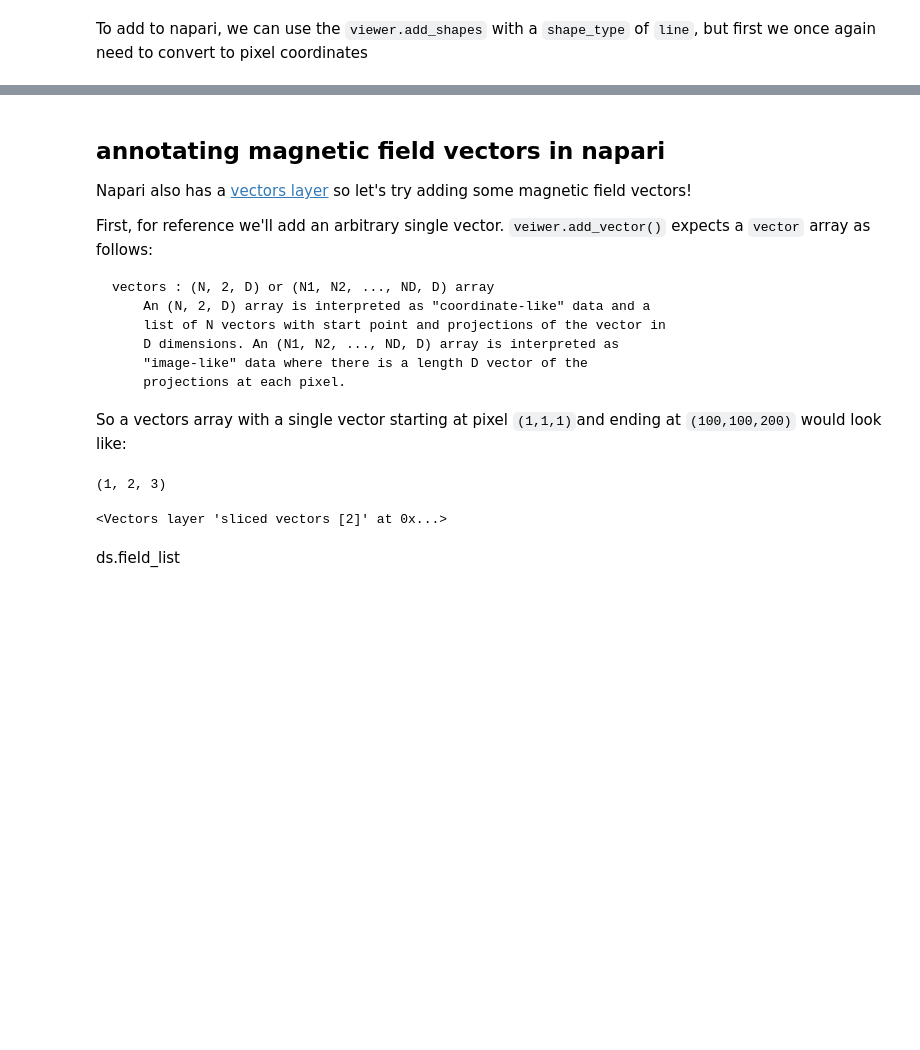
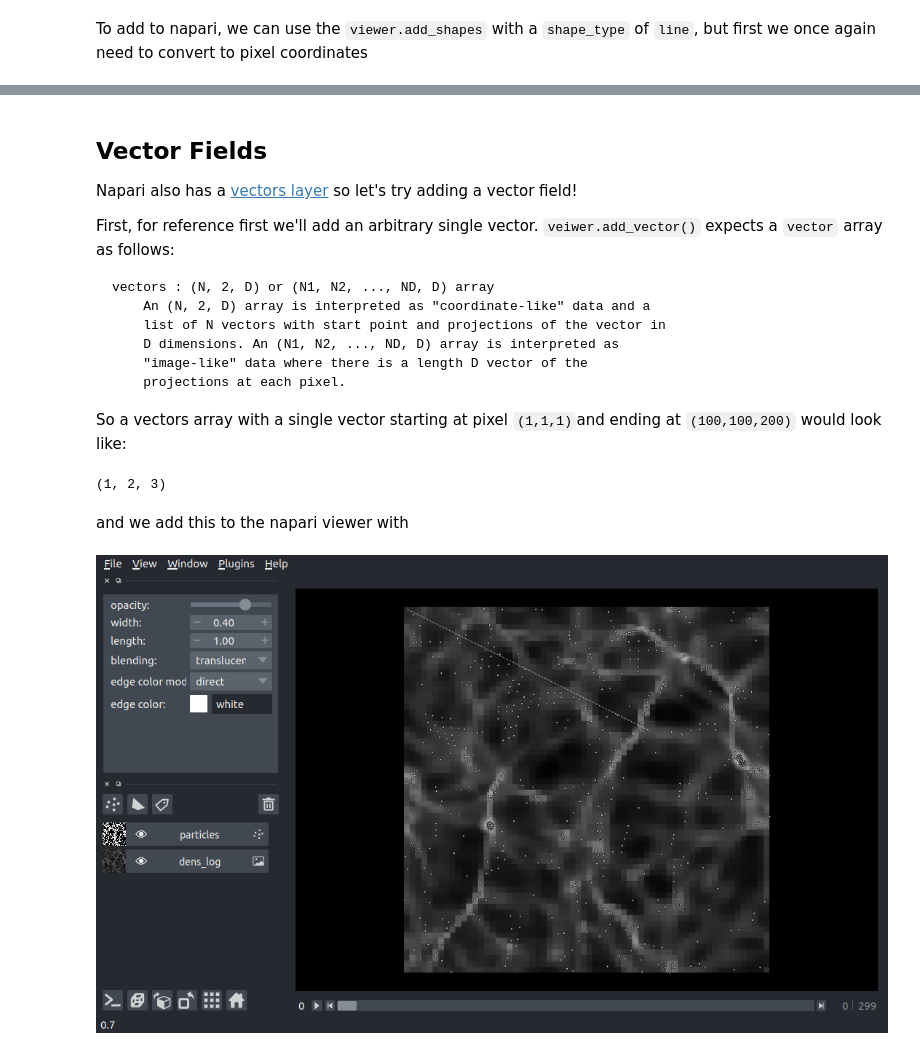
Before and after one commit to chrishavlin/yt_scratch, a Jupyter notebook: notebooks/yt_napari_part_2.ipynb, the cells around one changed output, grey strips where cells are left out. Saved outputs shown, nothing was run; the diff lists cells and outputs as text; code cells hidden in the pictures; blank space fills up the shorter version.

Commit message:
working on dask napari nb 2

````diff
--- a/notebooks/yt_napari_part_2.ipynb
+++ b/notebooks/yt_napari_part_2.ipynb
@@ -178,10 +186,10 @@ The streamlines won't be visible until we switch to a 3D view:
 <video controls src="resources/napari_6.mp4" />
 # %% [markdown]
-## annotating magnetic field vectors in napari
+## Vector Fields
 
-Napari also has a [vectors layer](https://napari.org/tutorials/fundamentals/vectors.html) so let's try adding some magnetic field vectors!
+Napari also has a [vectors layer](https://napari.org/tutorials/fundamentals/vectors.html) so let's try adding a vector field!
 
-First, for reference we'll add an arbitrary single vector. `veiwer.add_vector()` expects a `vector` array as follows:
+First, for reference first we'll add an arbitrary single vector. `veiwer.add_vector()` expects a `vector` array as follows:
 
 ```
 vectors : (N, 2, D) or (N1, N2, ..., ND, D) array
@@ -202,11 +210,12 @@ vectors = np.array([[
 vectors.shape
 # %% [output]
 (1, 2, 3)
+# %% [markdown]
+and we add this to the napari viewer with
 # %%
 viewer.add_vectors(
-        vectors, edge_width=0.4, name='sliced vectors', edge_color='blue'
+        vectors, edge_width=0.4, name='sample vector', edge_color='white'
     )
+nbscreenshot(viewer)
 # %% [output]
-<Vectors layer 'sliced vectors [2]' at 0x...>
+[figure, added]
-# %% [markdown]
-ds.field_list
````
Also changed, not shown: parts of 46 cells of this notebook, 3 other files.
